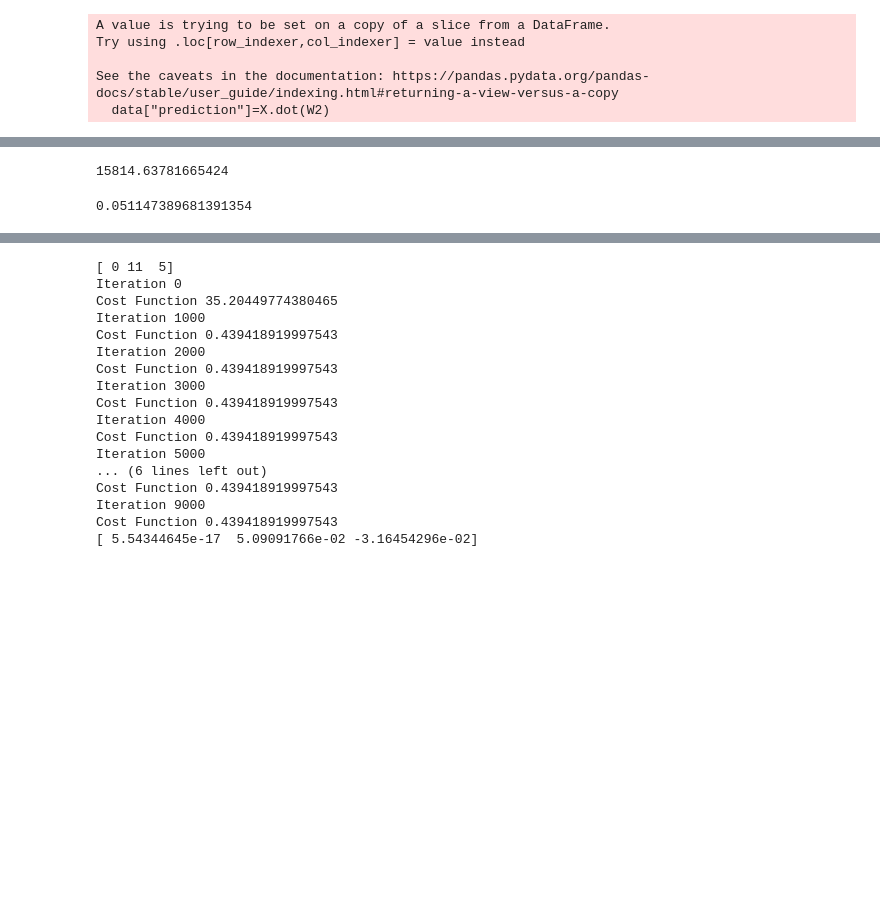
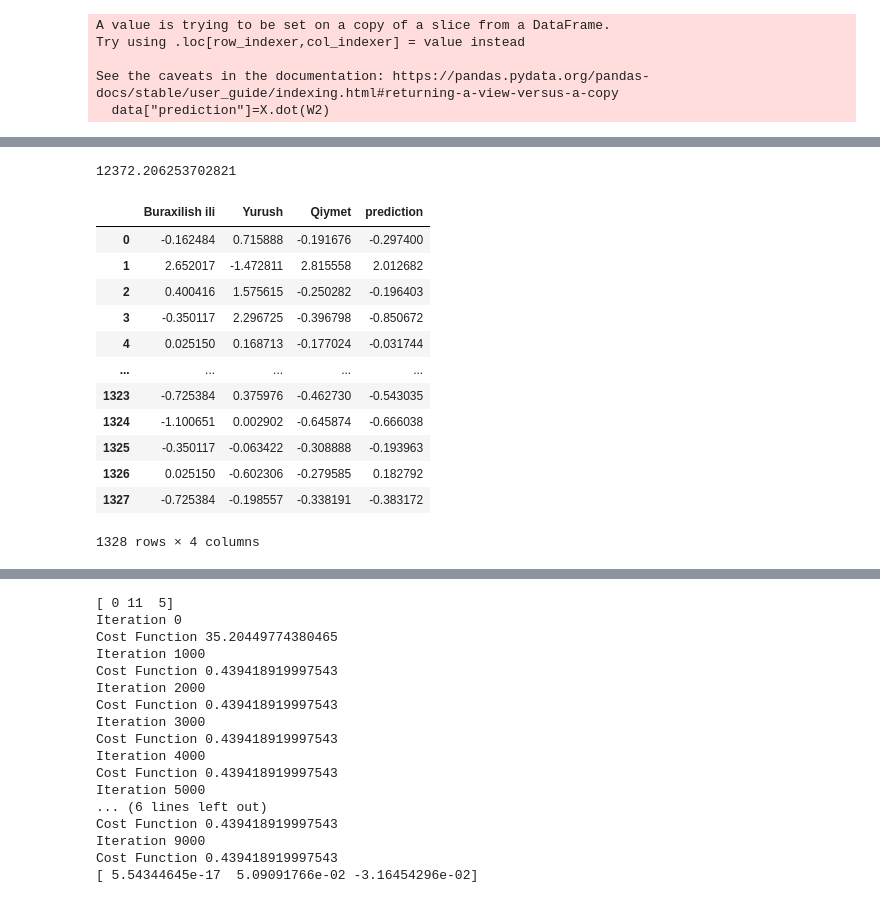
Before and after one commit to YasinVeliyev/Tech-Academy-Data-Science, a Jupyter notebook: Tapşırıq-5/Python/main.ipynb, the cells around one changed output, grey strips where cells are left out. Cells and saved outputs as stored; diff of their text form; code cells hidden in the pictures; blank space fills up the shorter version.

```diff
--- a/Tapşırıq-5/Python/main.ipynb
+++ b/Tapşırıq-5/Python/main.ipynb
@@ -256,17 +254,27 @@ KeyError: 'prediction'
 # %%
-yurus=240_000
-il=2_000
-qiymet =11_500
+yurus=366000
+il=1999
 
 yurus_n=(yurus-data_r["Yurush"].mean())/data_r["Yurush"].std()
 il_n=(il-data_r["Buraxilish ili"].mean())/data_r["Buraxilish ili"].std()
 predicted=W2[0]+W2[1]*il_n+W2[2]*yurus_n
 data_r["Qiymet"].std()*predicted+data_r["Qiymet"].mean()
 # %% [output]
-15814.63781665424
+12372.206253702821
 # %%
-
-predicted
+data
 # %% [output]
+|  | Buraxilish ili | Yurush | Qiymet | prediction |
+| 0 | -0.162484 | 0.715888 | -0.191676 | -0.297400 |
+| 1 | 2.652017 | -1.472811 | 2.815558 | 2.012682 |
+| 2 | 0.400416 | 1.575615 | -0.250282 | -0.196403 |
+| 3 | -0.350117 | 2.296725 | -0.396798 | -0.850672 |
+| 4 | 0.025150 | 0.168713 | -0.177024 | -0.031744 |
+| ... | ... | ... | ... | ... |
+| 1323 | -0.725384 | 0.375976 | -0.462730 | -0.543035 |
+| 1324 | -1.100651 | 0.002902 | -0.645874 | -0.666038 |
+| 1325 | -0.350117 | -0.063422 | -0.308888 | -0.193963 |
+| 1326 | 0.025150 | -0.602306 | -0.279585 | 0.182792 |
+| 1327 | -0.725384 | -0.198557 | -0.338191 | -0.383172 |
-0.051147389681391354
+1328 rows × 4 columns
 # %%
```
Also changed, not shown: parts of 13 cells of this notebook, 7 other files.
